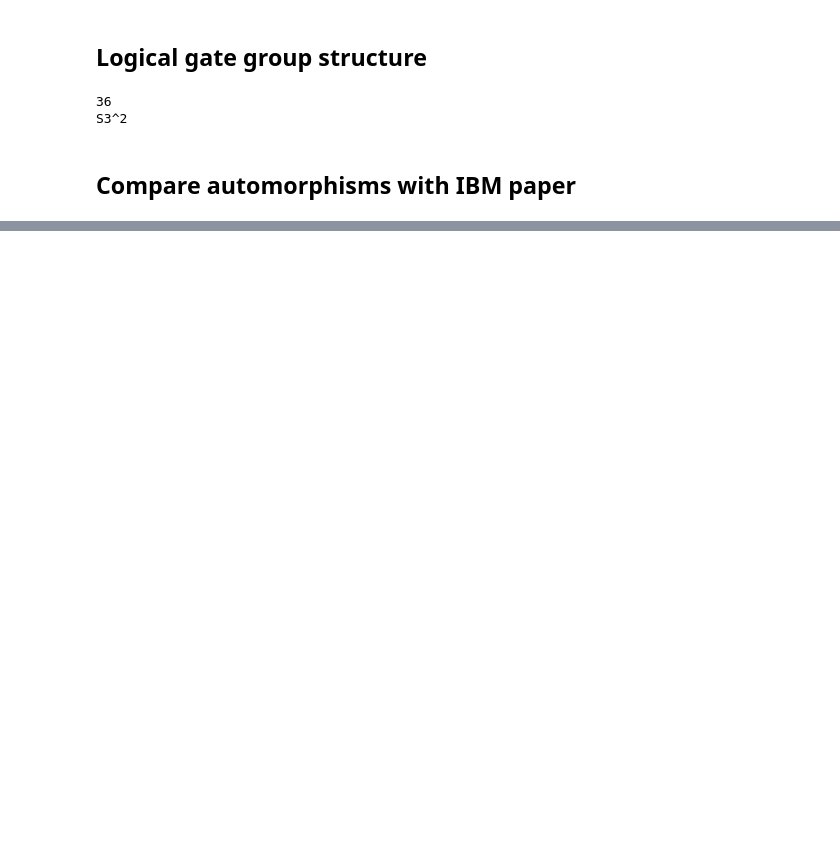
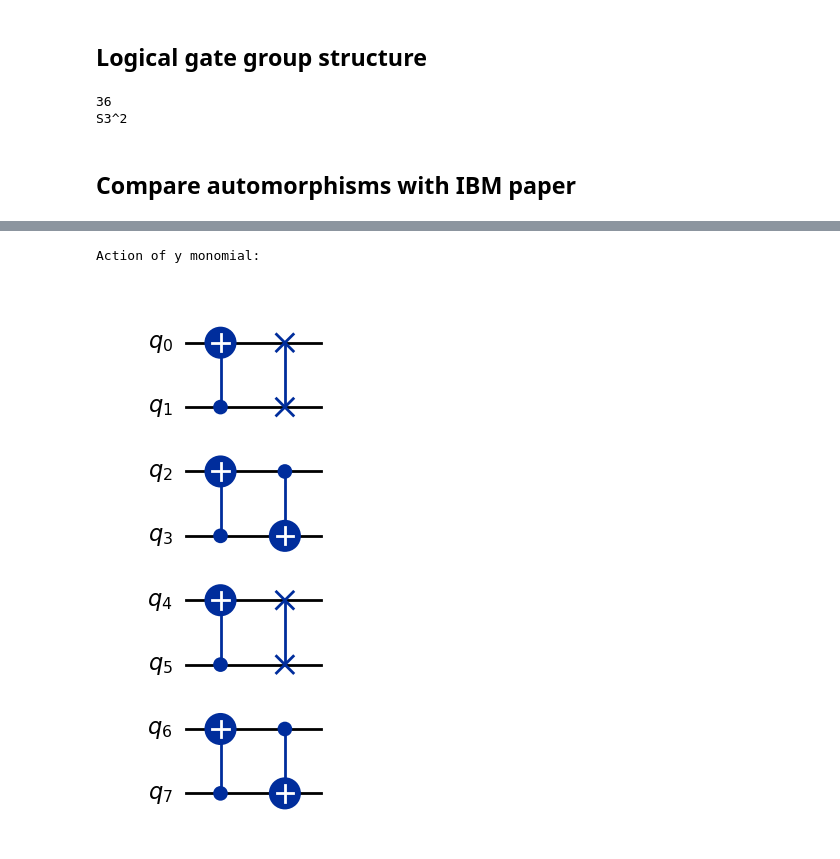
Before and after one commit to hsayginel/autqec, a Jupyter notebook: examples/bivariant_bicycle_codes/ZX_duality/[[108,8,10]].ipynb, the cells around one changed output, grey strips where cells are left out. Cells and saved outputs as stored; diff of their text form; code cells hidden in the pictures; blank space fills up the shorter version.

```diff
--- a/examples/bivariant_bicycle_codes/ZX_duality/[[108,8,10]].ipynb
+++ b/examples/bivariant_bicycle_codes/ZX_duality/[[108,8,10]].ipynb
@@ -150,0 +187,7 @@ zx_dual = np.load(f'../code_data/auts_from_paper/zx_duality_n{n}k{k}d{d}.npy')
+# %%
+print("Action of y monomial:")
+qc = construct_circuit(circ_from_symp_mat(aut_y).run(), k)
+qc.draw(output='mpl')
+# %% [output]
+Action of y monomial:
+[figure, added]
```
Also changed, not shown: parts of 15 cells of this notebook, 5 other files.
